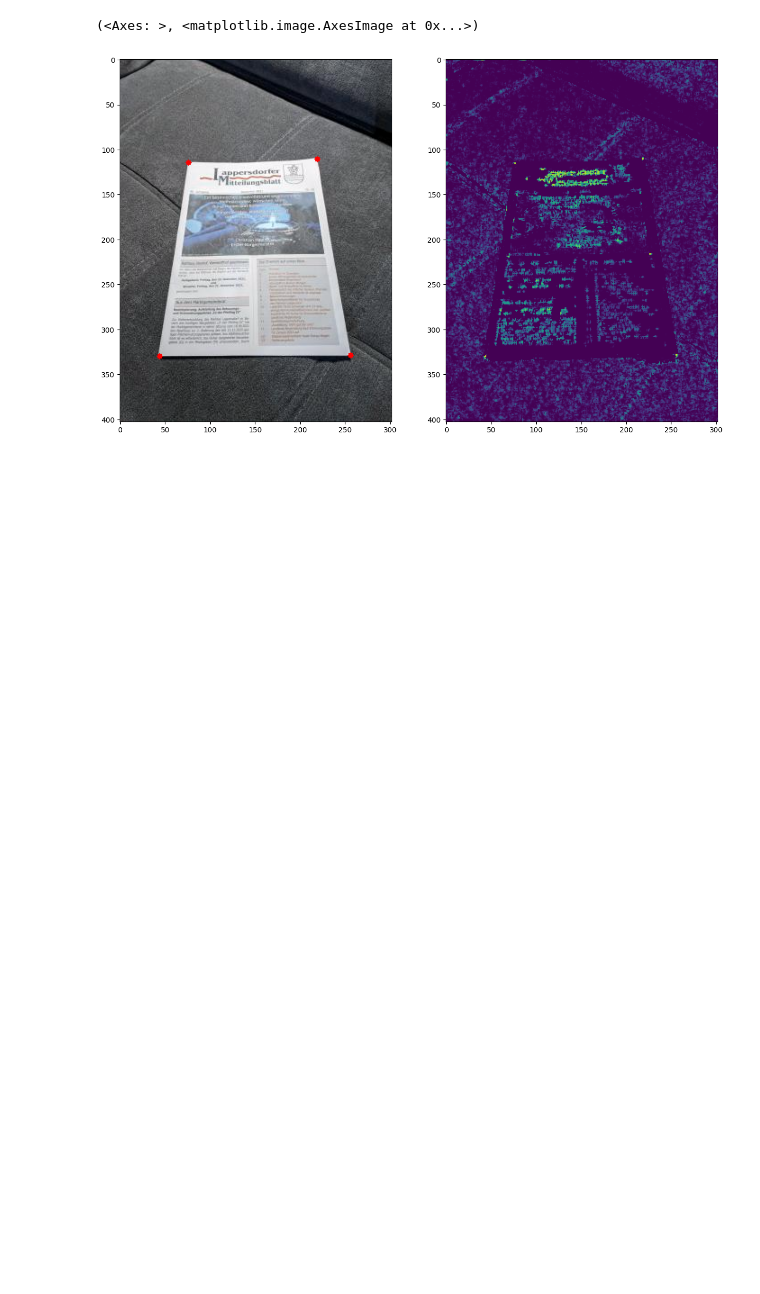
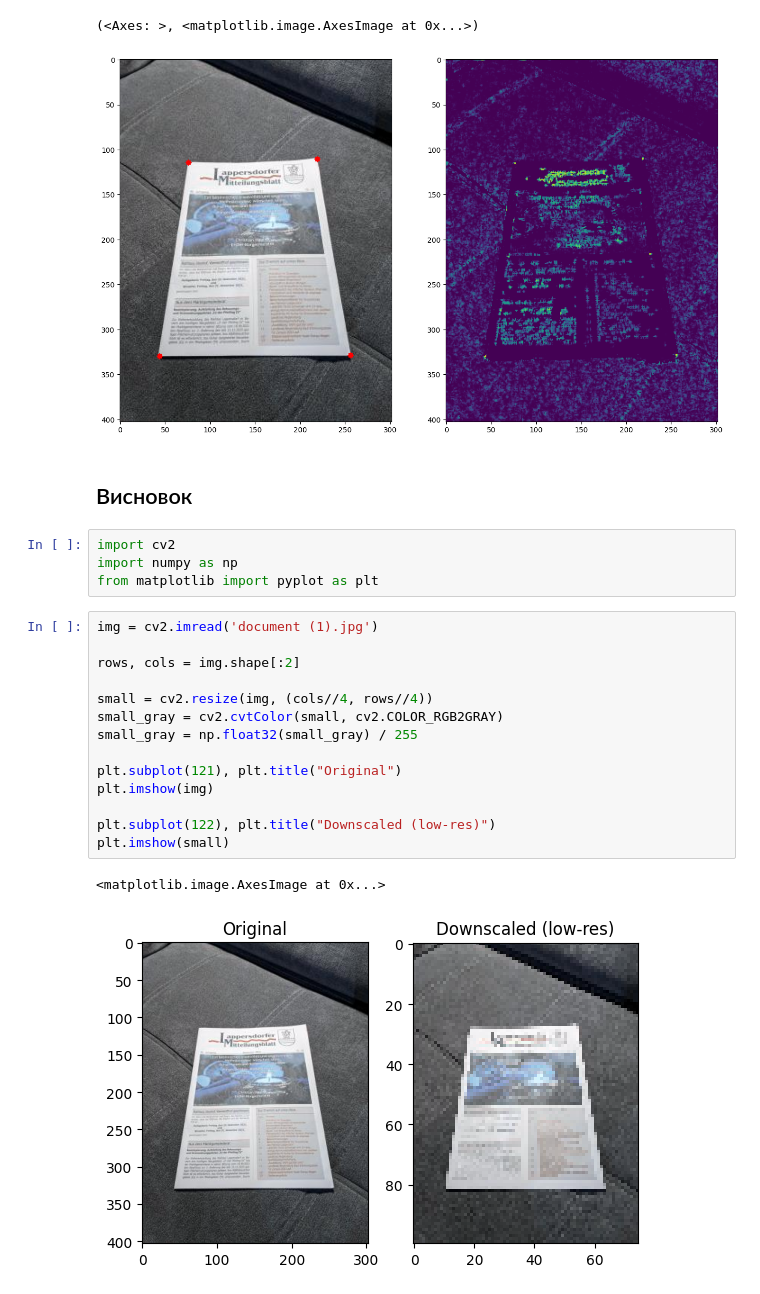
Before and after one commit to K1ngston1/Laba6____EYE____, a Jupyter notebook: homework.ipynb, the cells around one changed output. Drawn from its saved outputs; the diff is of its cells as text; blank space fills up the shorter version.

```diff
--- a/homework.ipynb
+++ b/homework.ipynb
@@ -112,3 +112,26 @@ plt.subplot(122), plt.imshow(cornerness)
 # %% [output]
 (<Axes: >, <matplotlib.image.AxesImage at 0x...>)
 [figure]
+# %% [markdown]
+## Висновок
+# %%
+import cv2
+import numpy as np
+from matplotlib import pyplot as plt
+# %%
+img = cv2.imread('document (1).jpg')
+
+rows, cols = img.shape[:2]
+
+small = cv2.resize(img, (cols//4, rows//4))
+small_gray = cv2.cvtColor(small, cv2.COLOR_RGB2GRAY)
+small_gray = np.float32(small_gray) / 255
+
+plt.subplot(121), plt.title("Original")
+plt.imshow(img)
+
+plt.subplot(122), plt.title("Downscaled (low-res)")
+plt.imshow(small)
+# %% [output]
+<matplotlib.image.AxesImage at 0x...>
+[figure, added]
```
Also changed, not shown: parts of 2 cells of this notebook.
